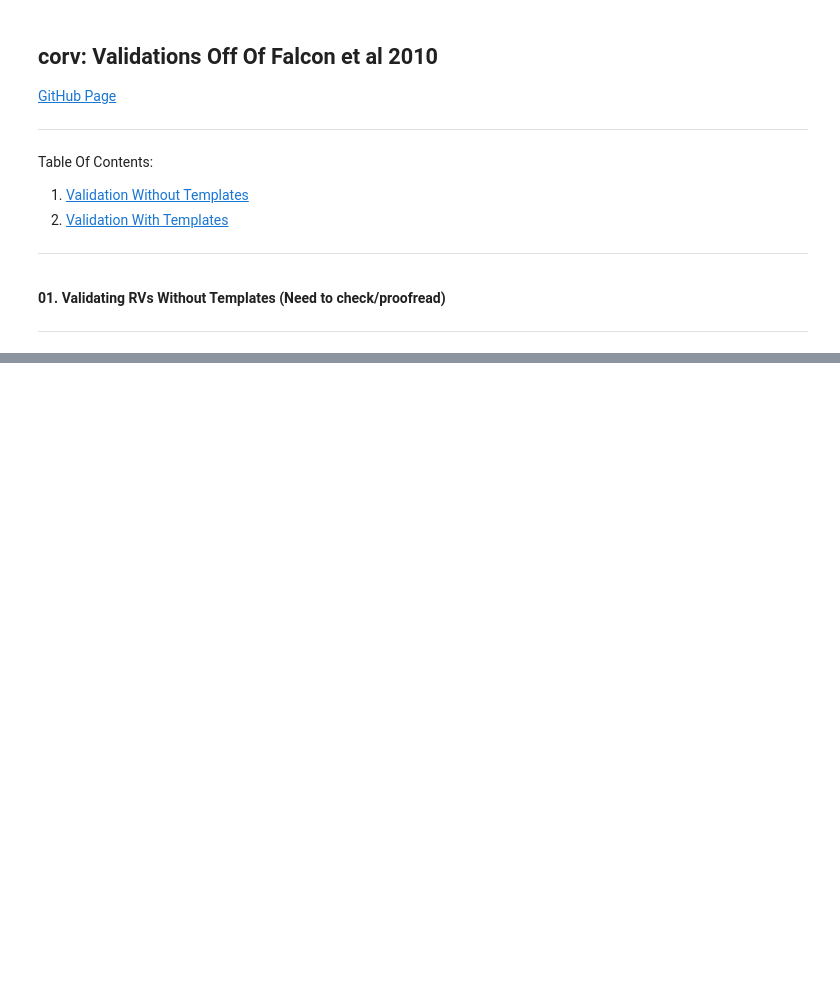
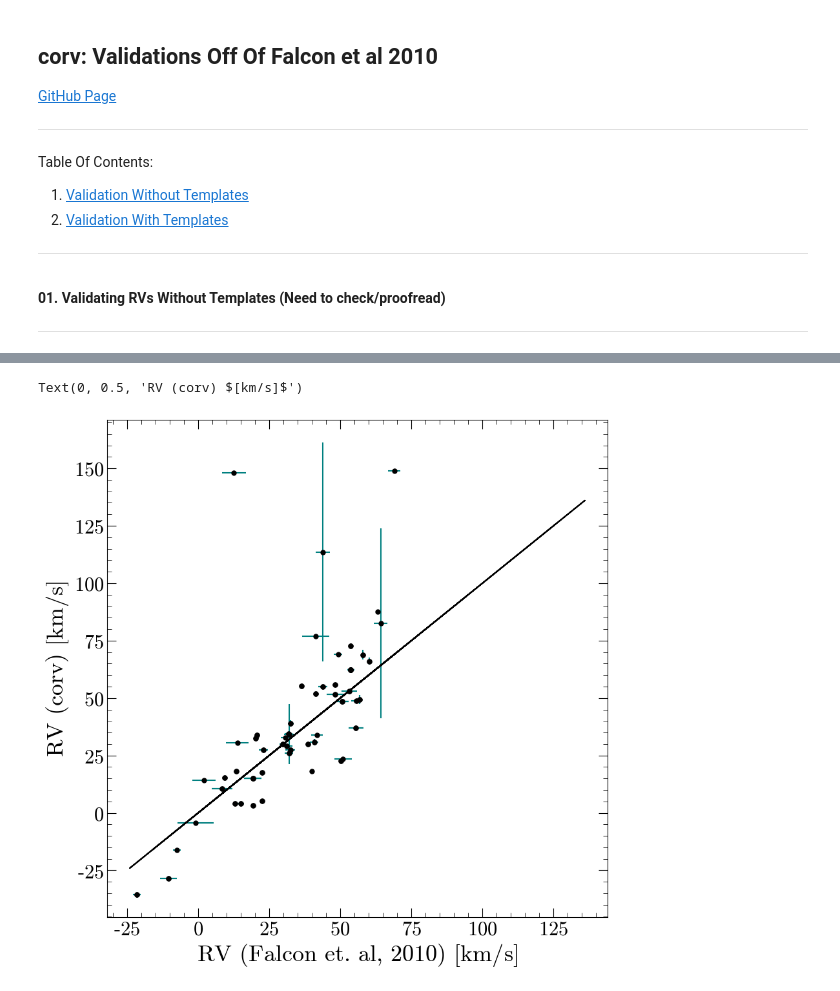
Before and after one commit to stefanarseneau/corv-tutorial, a Jupyter notebook: 02_validation.ipynb, the cells around one changed output, grey strips where cells are left out. Saved outputs shown, nothing was run; the diff lists cells and outputs as text; code cells hidden in the pictures; blank space fills up the shorter version.

```diff
--- a/02_validation.ipynb
+++ b/02_validation.ipynb
@@ -98,0 +110,48 @@ plt.xlim(-25, 75)
+# %%
+figs = []
+
+for j in tqdm( range(len(falcon_xmatch))):
+    p,m,f = np.array(falcon_xmatch['col_p_m_f'][j].split('-')).astype(float)
+
+    try:
+        xid = SDSS.query_specobj(plate = p, mjd = m, fiberID = f)
+    except ValueError:
+        print('unknown error')
+
+    try:
+        sp = SDSS.get_spectra(matches=xid)
+    except:
+        print('http error')
+        continue
+    for i in range(len(sp[0:1])):
+        wl = np.array(10**sp[i][1].data['loglam'])
+        fl = np.array(sp[i][1].data['flux'])
+        ivar = np.array(sp[i][1].data['ivar'])
+
+        corvmodel = corv.models.make_koester_model(names = ['a','b','g','d'])
+        param_res, rv_res, rv_init = corv.fit.fit_corv(wl, fl, ivar, corvmodel)
+
+
+    falcon_xmatch['corv_rv'][j] = (rv_res.params['RV'].value)
+    falcon_xmatch['corv_erv'][j] = (rv_res.params['RV'].stderr)
+# %%
+def linear(x):
+    return x
+
+plt.figure(figsize=(10,10))
+plt.style.use('stefan.mplstyle')
+
+plt.errorbar(falcon_xmatch['Adp-V'][np.abs(falcon_xmatch['corv_rv']) < 2500], falcon_xmatch['corv_rv'][np.abs(falcon_xmatch['corv_rv']) < 2500],
+             xerr = falcon_xmatch['e_Adp-V'][np.abs(falcon_xmatch['corv_rv']) < 2500], yerr = falcon_xmatch['corv_erv'][np.abs(falcon_xmatch['corv_rv']) < 2500],
+             fmt='o', label = 'Data', color='black', ecolor = 'teal')
+plt.plot(falcon_xmatch['vr'][np.abs(falcon_xmatch['corv_rv']) < 2500], linear(falcon_xmatch['vr'][np.abs(falcon_xmatch['corv_rv']) < 2500]), color = 'black')
+
+
+ymin, ymax = plt.ylim()
+plt.xlabel(r'RV (Falcon et. al, 2010) $[km/s]$')
+plt.ylabel(r'RV (corv) $[km/s]$')
+
+#plt.xlim(-25, 75)
+# %% [output]
+Text(0, 0.5, 'RV (corv) $[km/s]$')
+[figure, added]
```
Also changed, not shown: parts of 4 cells of this notebook, 2 other files.
